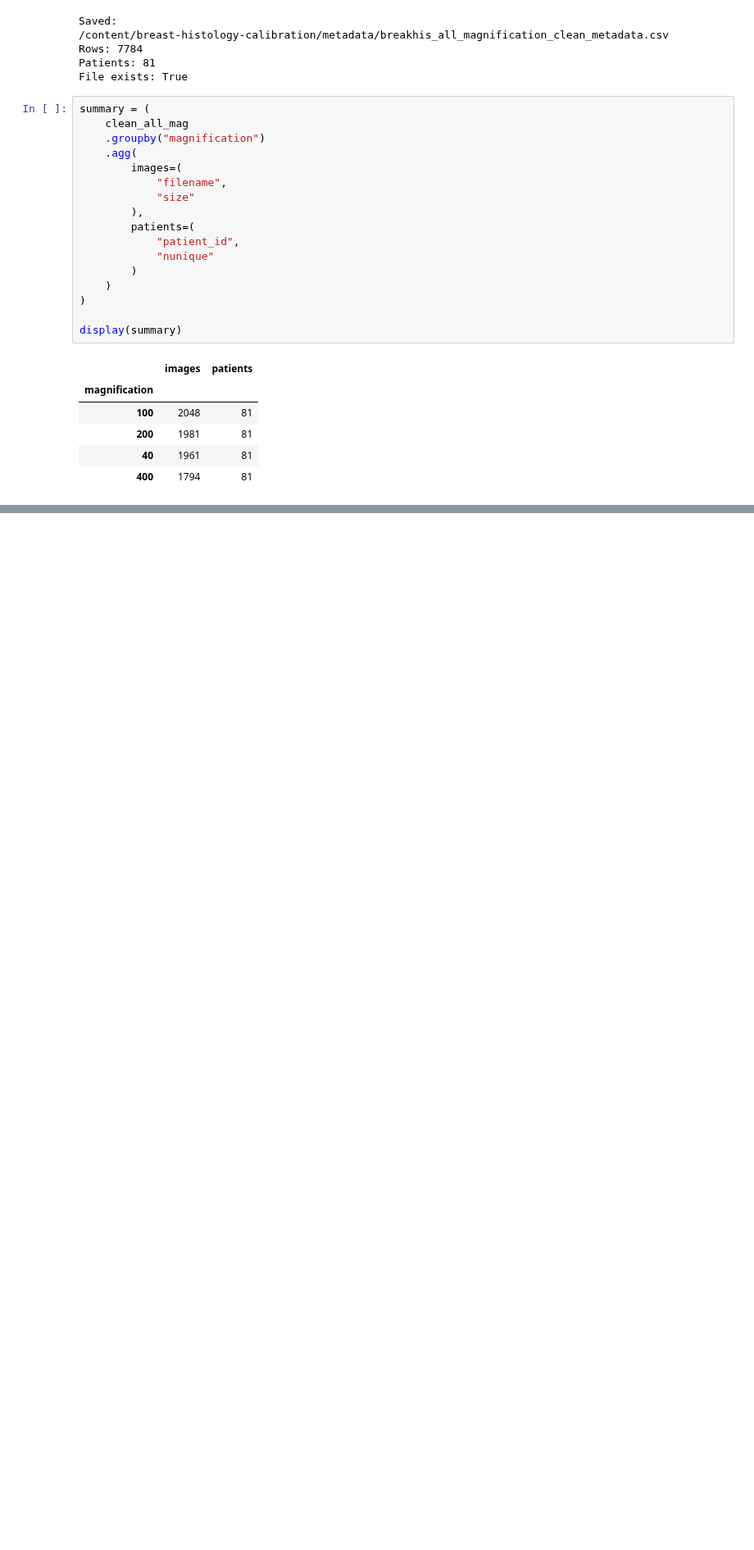
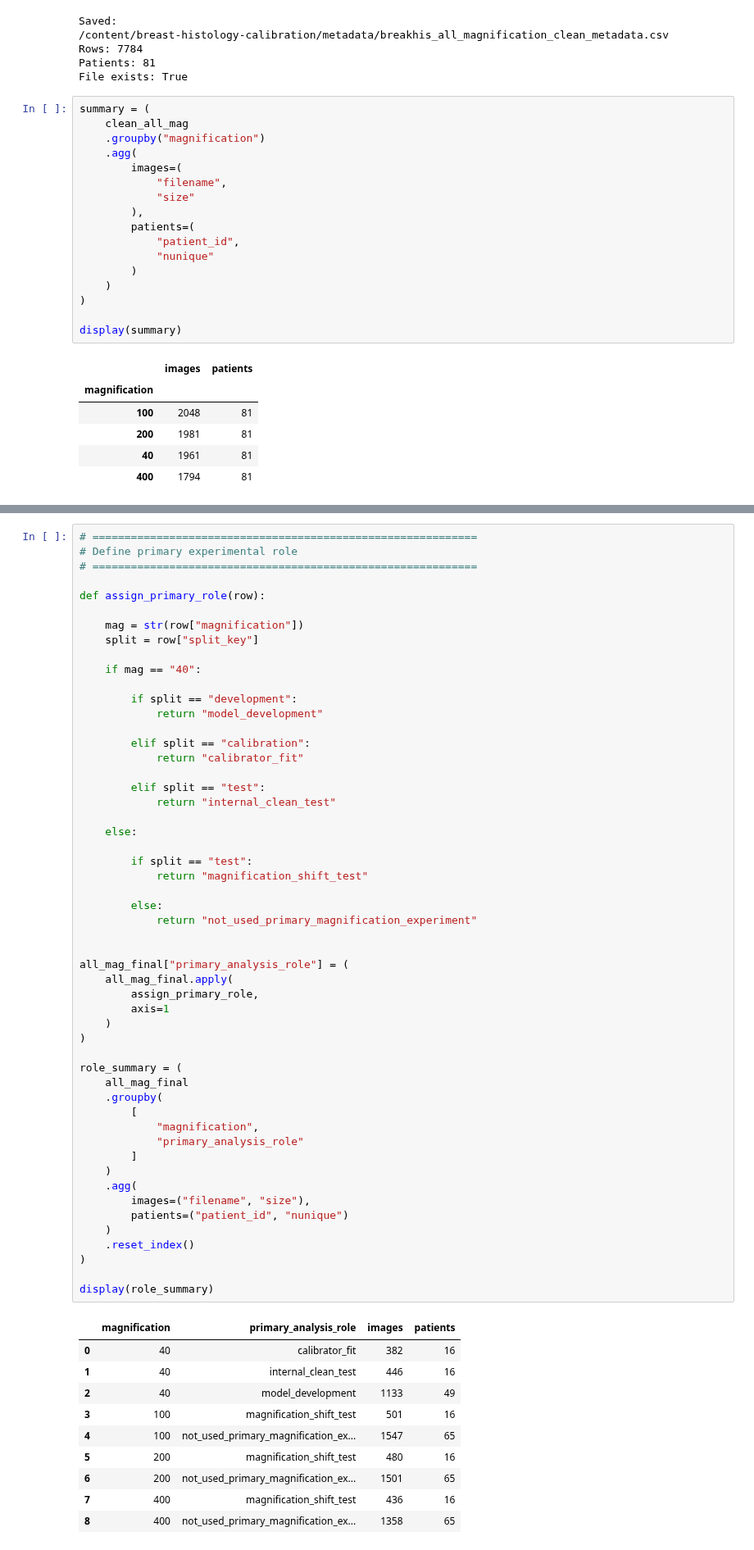
Before and after one commit to Yisihaq01/breast-histology-calibration, a Jupyter notebook: Notebooks/02_breakhis_all_magnification_audit.ipynb, the cells around one changed output, grey strips where cells are left out. Shown at 82% size. Cells and saved outputs as stored; diff of their text form; blank space fills up the shorter version.

```diff
--- a/Notebooks/02_breakhis_all_magnification_audit.ipynb
+++ b/Notebooks/02_breakhis_all_magnification_audit.ipynb
@@ -1618,0 +2012,64 @@ display(summary)
+# %%
+# ============================================================
+# Define primary experimental role
+# ============================================================
+
+def assign_primary_role(row):
+
+    mag = str(row["magnification"])
+    split = row["split_key"]
+
+    if mag == "40":
+
+        if split == "development":
+            return "model_development"
+
+        elif split == "calibration":
+            return "calibrator_fit"
+
+        elif split == "test":
+            return "internal_clean_test"
+
+    else:
+
+        if split == "test":
+            return "magnification_shift_test"
+
+        else:
+            return "not_used_primary_magnification_experiment"
+
+
+all_mag_final["primary_analysis_role"] = (
+    all_mag_final.apply(
+        assign_primary_role,
+        axis=1
+    )
+)
+
+role_summary = (
+    all_mag_final
+    .groupby(
+        [
+            "magnification",
+            "primary_analysis_role"
+        ]
+    )
+    .agg(
+        images=("filename", "size"),
+        patients=("patient_id", "nunique")
+    )
+    .reset_index()
+)
+
+display(role_summary)
+# %% [output]
+|  | magnification | primary_analysis_role | images | patients |
+| 0 | 40 | calibrator_fit | 382 | 16 |
+| 1 | 40 | internal_clean_test | 446 | 16 |
+| 2 | 40 | model_development | 1133 | 49 |
+| 3 | 100 | magnification_shift_test | 501 | 16 |
+| 4 | 100 | not_used_primary_magnification_ex... | 1547 | 65 |
+| 5 | 200 | magnification_shift_test | 480 | 16 |
+| 6 | 200 | not_used_primary_magnification_ex... | 1501 | 65 |
+| 7 | 400 | magnification_shift_test | 436 | 16 |
+| 8 | 400 | not_used_primary_magnification_ex... | 1358 | 65 |
```
Also changed, not shown: parts of 13 cells of this notebook.
